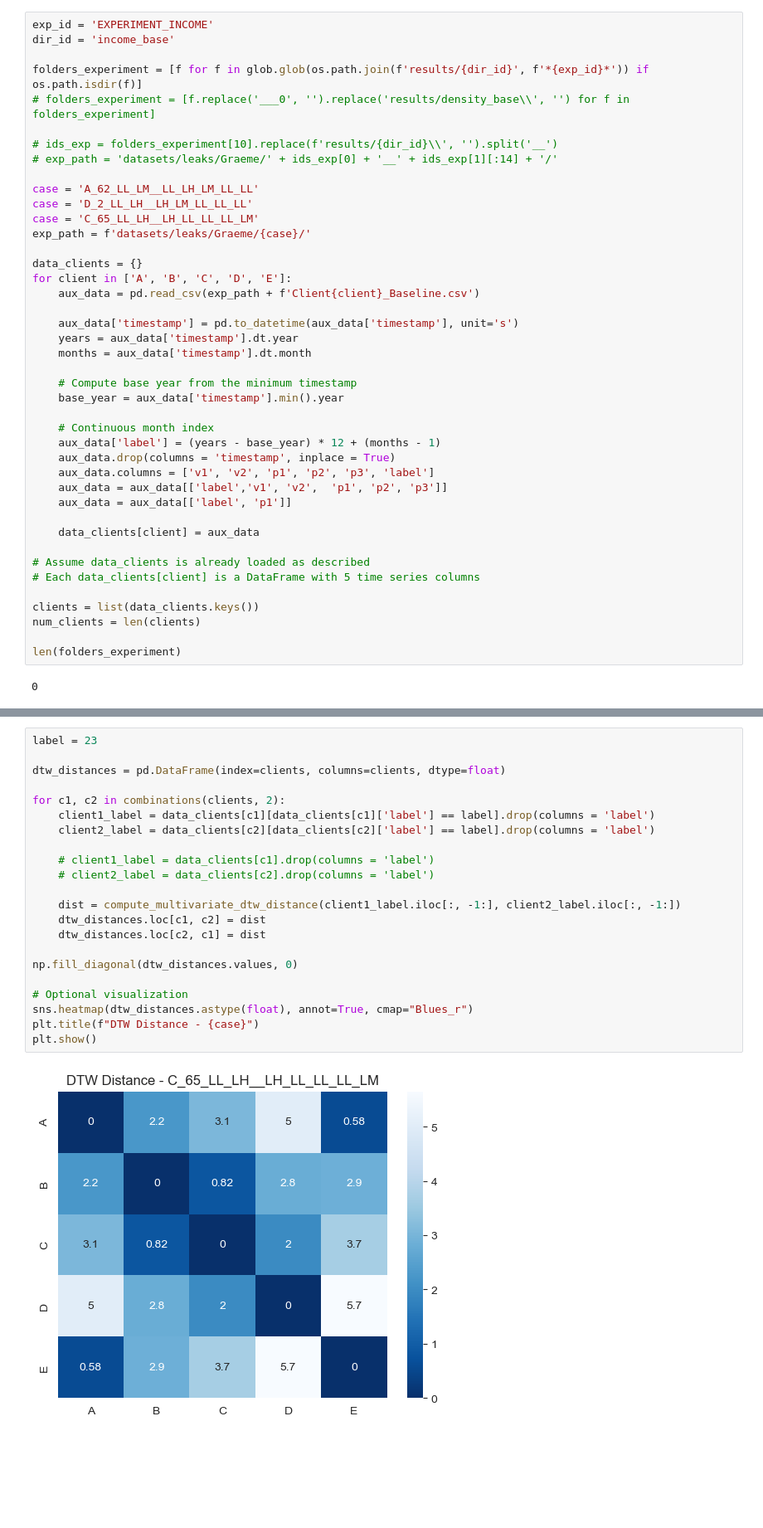
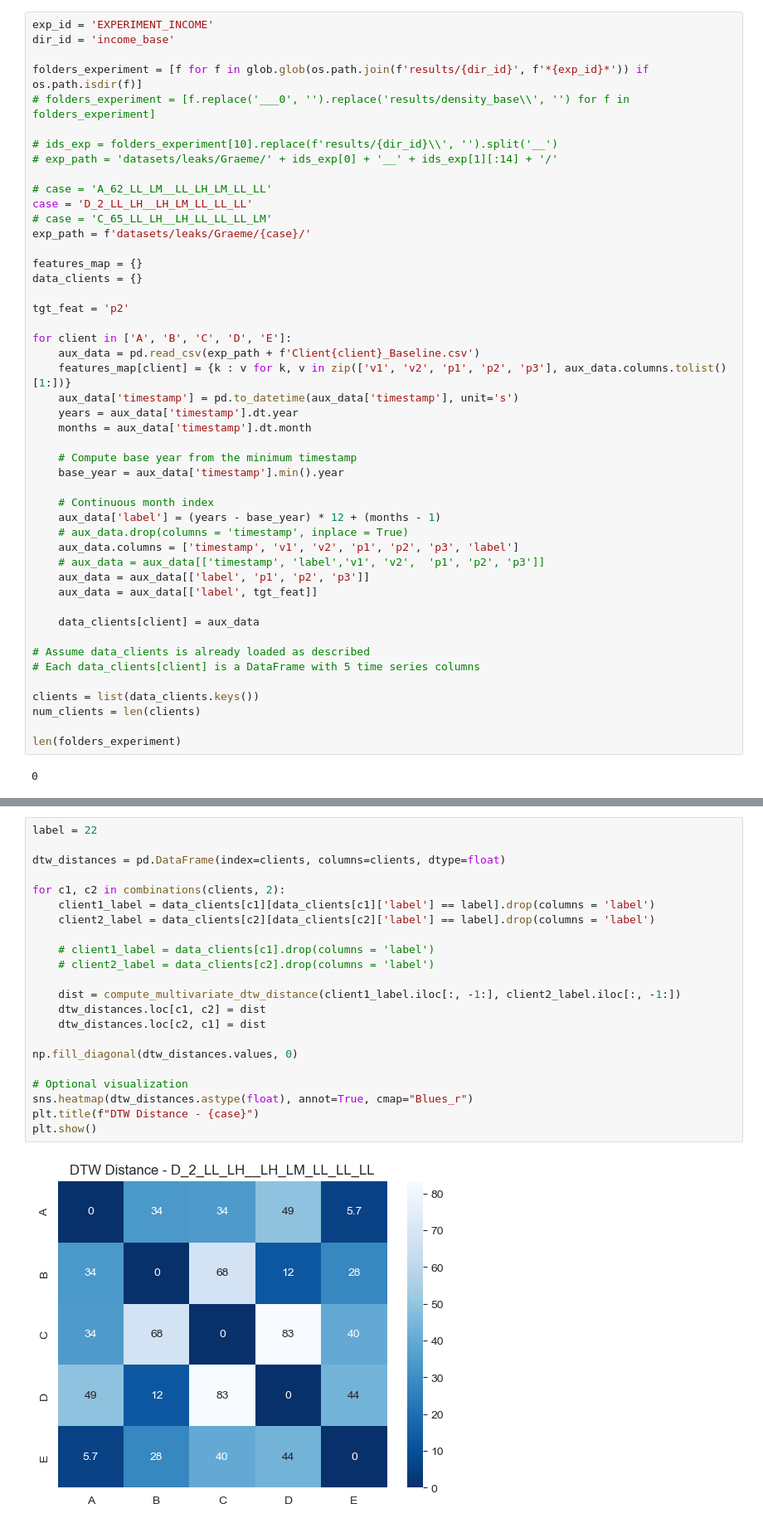
Before and after one commit to arthurhirez/FedLeaks, a Jupyter notebook: CentralizedData_similarity.ipynb, the cells around one changed output, grey strips where cells are left out. Shown at 83% size. Drawn from its saved outputs; the diff is of its cells as text; blank space fills up the shorter version.

```diff
--- a/CentralizedData_similarity.ipynb
+++ b/CentralizedData_similarity.ipynb
@@ -51,15 +170,19 @@ folders_experiment = [f for f in glob.glob(os.path.join(f'results/{dir_id}', f'*
 # ids_exp = folders_experiment[10].replace(f'results/{dir_id}\\', '').split('__')
 # exp_path = 'datasets/leaks/Graeme/' + ids_exp[0] + '__' + ids_exp[1][:14] + '/'
 
-case = 'A_62_LL_LM__LL_LH_LM_LL_LL'
+# case = 'A_62_LL_LM__LL_LH_LM_LL_LL'
 case = 'D_2_LL_LH__LH_LM_LL_LL_LL'
-case = 'C_65_LL_LH__LH_LL_LL_LL_LM'
+# case = 'C_65_LL_LH__LH_LL_LL_LL_LM'
 exp_path = f'datasets/leaks/Graeme/{case}/'
 
+features_map = {}
 data_clients = {}
+
+tgt_feat = 'p2'
+
 for client in ['A', 'B', 'C', 'D', 'E']:
     aux_data = pd.read_csv(exp_path + f'Client{client}_Baseline.csv')
-
+    features_map[client] = {k : v for k, v in zip(['v1', 'v2', 'p1', 'p2', 'p3'], aux_data.columns.tolist()[1:])}
     aux_data['timestamp'] = pd.to_datetime(aux_data['timestamp'], unit='s')
     years = aux_data['timestamp'].dt.year
     months = aux_data['timestamp'].dt.month
@@ -69,10 +192,11 @@ for client in ['A', 'B', 'C', 'D', 'E']:
 
     # Continuous month index
     aux_data['label'] = (years - base_year) * 12 + (months - 1)
-    aux_data.drop(columns = 'timestamp', inplace = True)
-    aux_data.columns = ['v1', 'v2', 'p1', 'p2', 'p3', 'label']
-    aux_data = aux_data[['label','v1', 'v2',  'p1', 'p2', 'p3']]
-    aux_data = aux_data[['label', 'p1']]
+    # aux_data.drop(columns = 'timestamp', inplace = True)
+    aux_data.columns = ['timestamp', 'v1', 'v2', 'p1', 'p2', 'p3', 'label']
+    # aux_data = aux_data[['timestamp', 'label','v1', 'v2',  'p1', 'p2', 'p3']]
+    aux_data = aux_data[['label', 'p1', 'p2', 'p3']]
+    aux_data = aux_data[['label', tgt_feat]]
 
     data_clients[client] = aux_data
 
@@ -221,27 +464,27 @@ Install h5py to use hdf5 features: http://docs.h5py.org/
 # %%
-label = 23
+label = 22
 
 dtw_distances = pd.DataFrame(index=clients, columns=clients, dtype=float)
 
 for c1, c2 in combinations(clients, 2):
     client1_label = data_clients[c1][data_clients[c1]['label'] == label].drop(columns = 'label')
     client2_label = data_clients[c2][data_clients[c2]['label'] == label].drop(columns = 'label')
 
     # client1_label = data_clients[c1].drop(columns = 'label')
     # client2_label = data_clients[c2].drop(columns = 'label')
 
     dist = compute_multivariate_dtw_distance(client1_label.iloc[:, -1:], client2_label.iloc[:, -1:])
     dtw_distances.loc[c1, c2] = dist
     dtw_distances.loc[c2, c1] = dist
 
 np.fill_diagonal(dtw_distances.values, 0)
 
 # Optional visualization
 sns.heatmap(dtw_distances.astype(float), annot=True, cmap="Blues_r")
 plt.title(f"DTW Distance - {case}")
 plt.show()
 # %% [output]
-[figure, old version]
+[figure, new version]
 # %%
 from itertools import product
 
```
Also changed, not shown: parts of 17 cells of this notebook, 13 other files.
